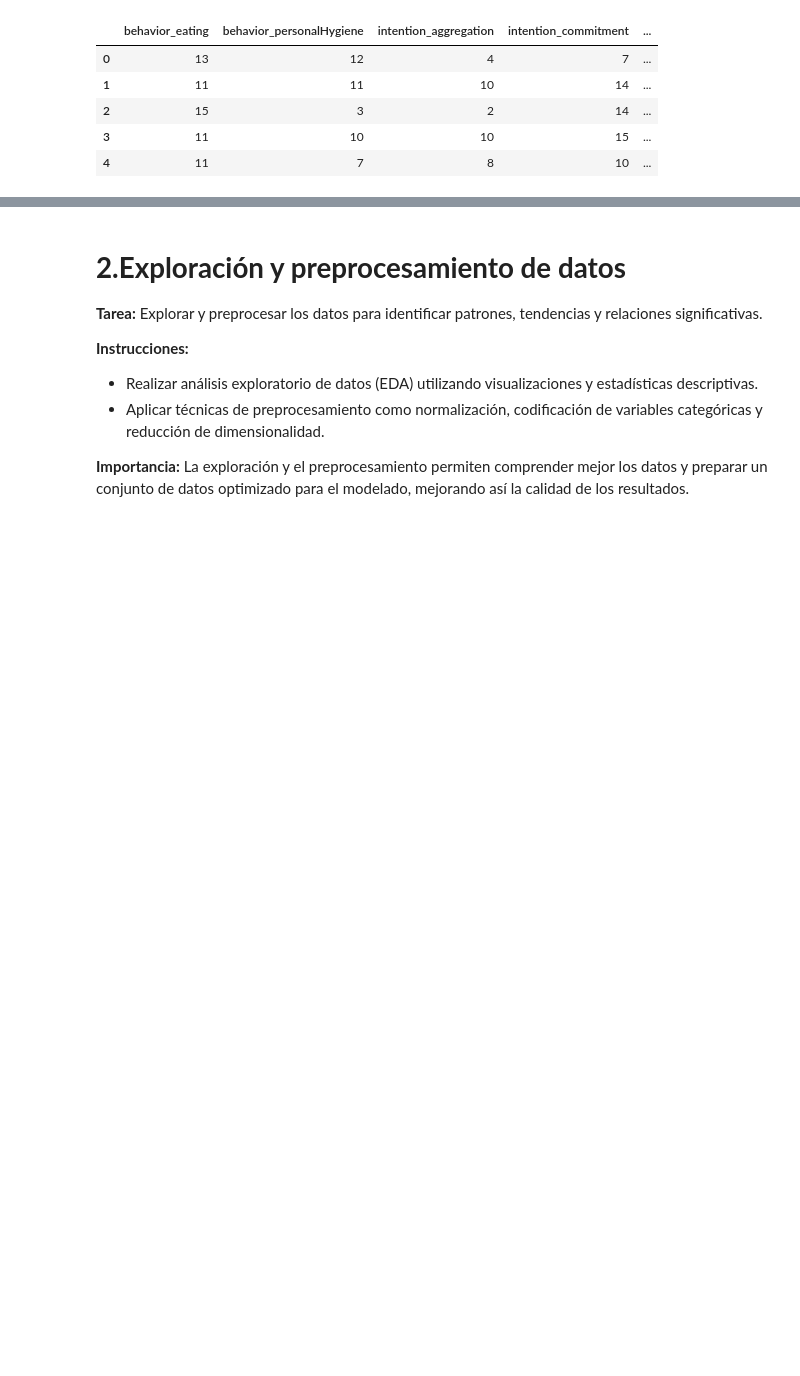
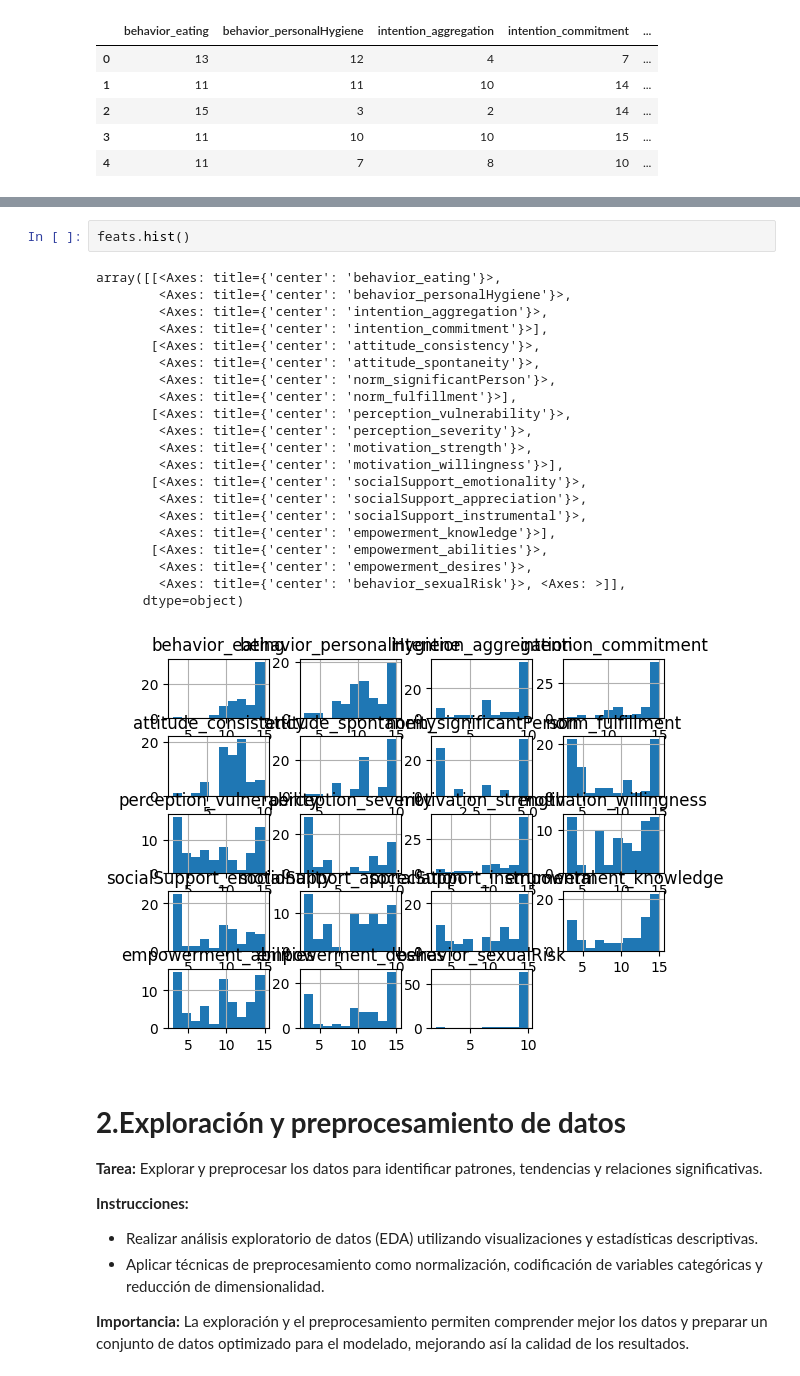
Before and after one commit to Tieralx/MNA-MLOps-, a Jupyter notebook: Fase 1_Equipo34.ipynb, the cells around one changed output, grey strips where cells are left out. Drawn from its saved outputs; the diff is of its cells as text; blank space fills up the shorter version.

```diff
--- a/Fase 1_Equipo34.ipynb
+++ b/Fase 1_Equipo34.ipynb
@@ -76,3 +88,27 @@ feats.head()
+# %%
+feats.hist()
+# %% [output]
+array([[<Axes: title={'center': 'behavior_eating'}>,
+        <Axes: title={'center': 'behavior_personalHygiene'}>,
+        <Axes: title={'center': 'intention_aggregation'}>,
+        <Axes: title={'center': 'intention_commitment'}>],
+       [<Axes: title={'center': 'attitude_consistency'}>,
+        <Axes: title={'center': 'attitude_spontaneity'}>,
+        <Axes: title={'center': 'norm_significantPerson'}>,
+        <Axes: title={'center': 'norm_fulfillment'}>],
+       [<Axes: title={'center': 'perception_vulnerability'}>,
+        <Axes: title={'center': 'perception_severity'}>,
+        <Axes: title={'center': 'motivation_strength'}>,
+        <Axes: title={'center': 'motivation_willingness'}>],
+       [<Axes: title={'center': 'socialSupport_emotionality'}>,
+        <Axes: title={'center': 'socialSupport_appreciation'}>,
+        <Axes: title={'center': 'socialSupport_instrumental'}>,
+        <Axes: title={'center': 'empowerment_knowledge'}>],
+       [<Axes: title={'center': 'empowerment_abilities'}>,
+        <Axes: title={'center': 'empowerment_desires'}>,
+        <Axes: title={'center': 'behavior_sexualRisk'}>, <Axes: >]],
+      dtype=object)
+[figure, added]
 # %% [markdown]
 # **2.Exploración y preprocesamiento de datos**
 
```
Also changed, not shown: parts of 1 cell of this notebook.
